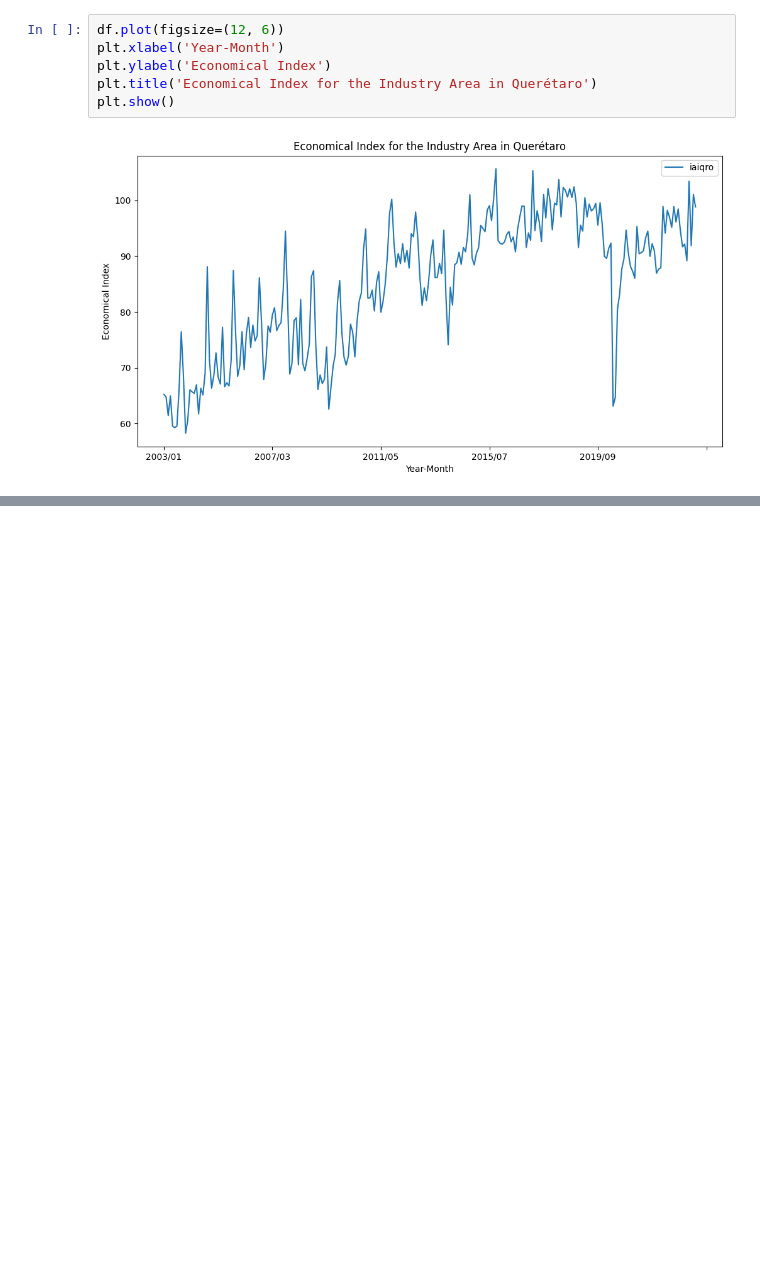
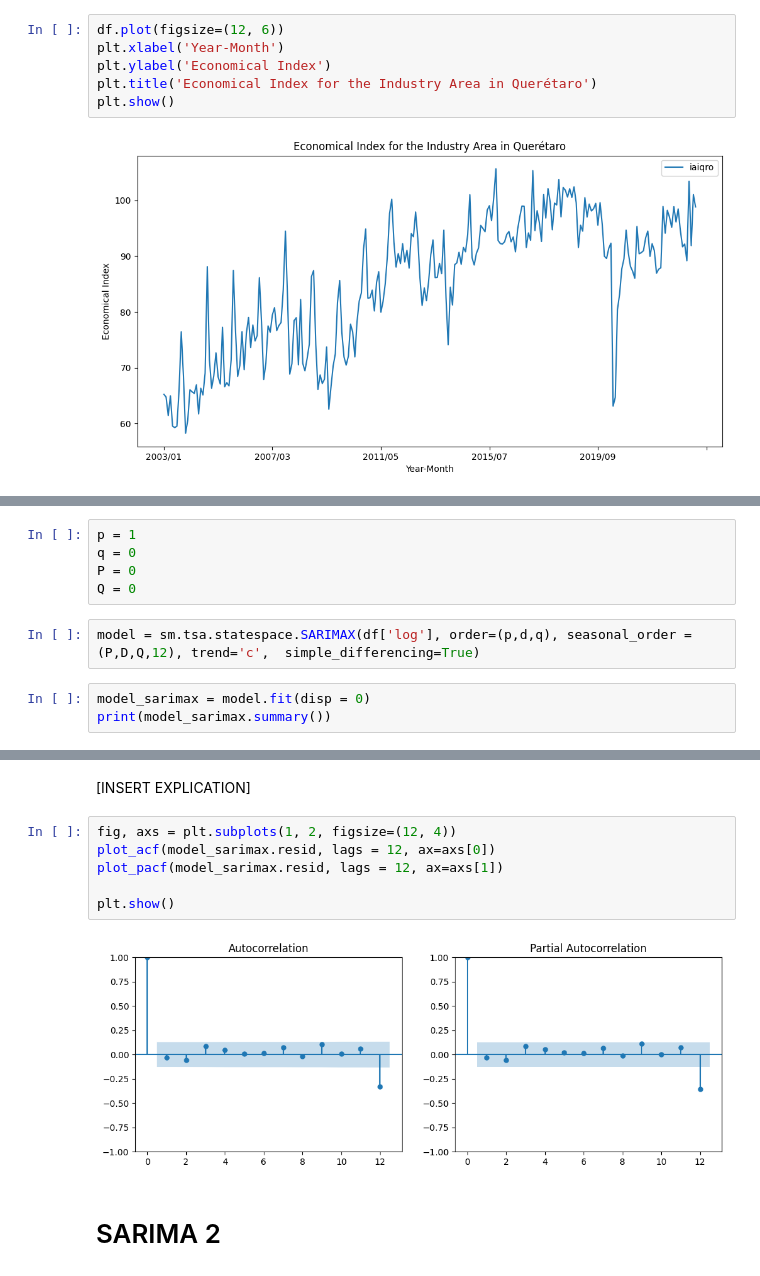
Before and after one commit to Jaime-prog/Statistics_Data_Science_TC3006C, a Jupyter notebook: Forecasting Queretaro Industrial Activity/RW_ARIMA_Simulation_Jaime.ipynb, the cells around one changed output, grey strips where cells are left out. Drawn from its saved outputs; the diff is of its cells as text; blank space fills up the shorter version.

Commit message:
agrega analisis de sarima

```diff
--- a/Forecasting Queretaro Industrial Activity/RW_ARIMA_Simulation_Jaime.ipynb
+++ b/Forecasting Queretaro Industrial Activity/RW_ARIMA_Simulation_Jaime.ipynb
@@ -170,0 +253,10 @@ plt.show()
+# %%
+p = 1
+q = 0
+P = 0
+Q = 0
+# %%
+model = sm.tsa.statespace.SARIMAX(df['log'], order=(p,d,q), seasonal_order = (P,D,Q,12), trend='c',  simple_differencing=True)
+# %%
+model_sarimax = model.fit(disp = 0)
+print(model_sarimax.summary())
@@ -170,0 +281,12 @@ plt.show()
+# %% [markdown]
+[INSERT EXPLICATION]
+# %%
+fig, axs = plt.subplots(1, 2, figsize=(12, 4))
+plot_acf(model_sarimax.resid, lags = 12, ax=axs[0])
+plot_pacf(model_sarimax.resid, lags = 12, ax=axs[1])
+
+plt.show()
+# %% [output]
+[figure, added]
+# %% [markdown]
+# SARIMA 2
```
Also changed, not shown: parts of 18 cells of this notebook.
